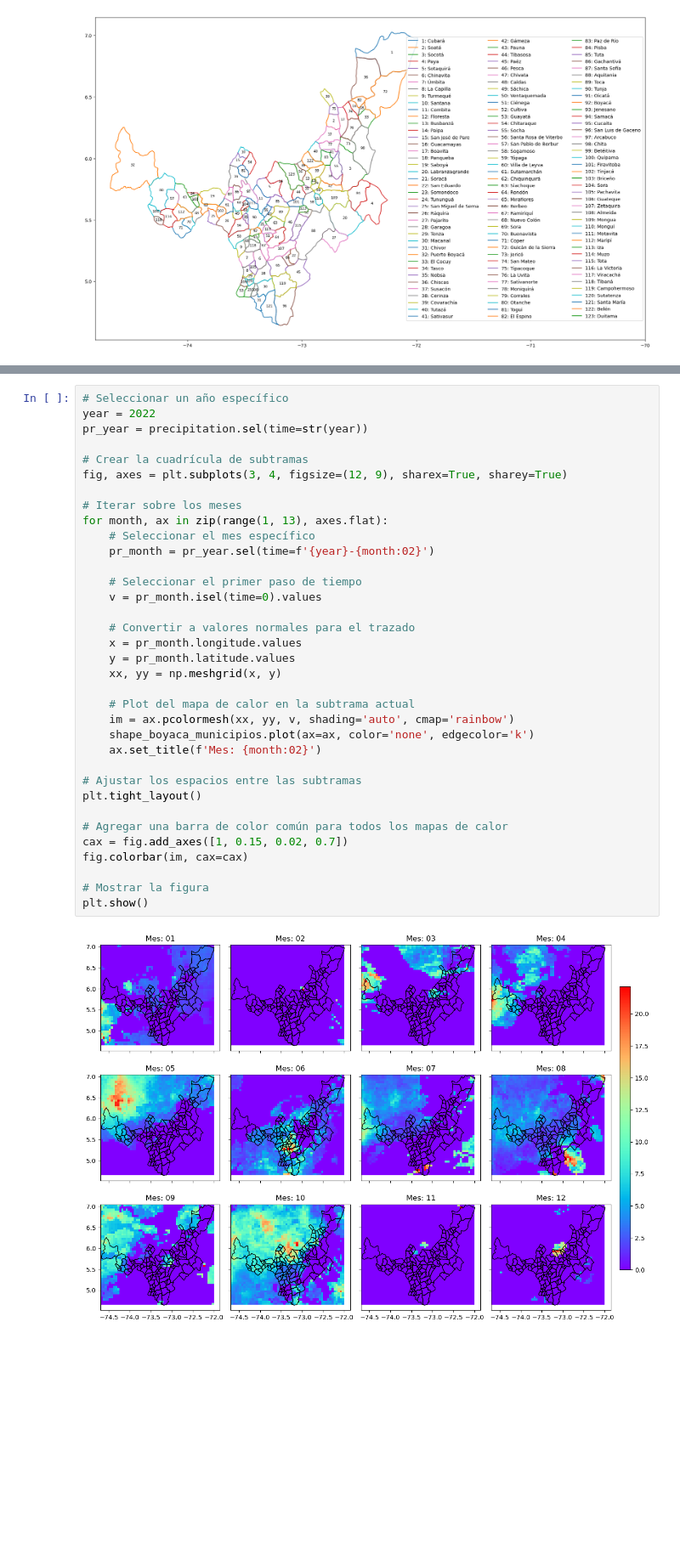
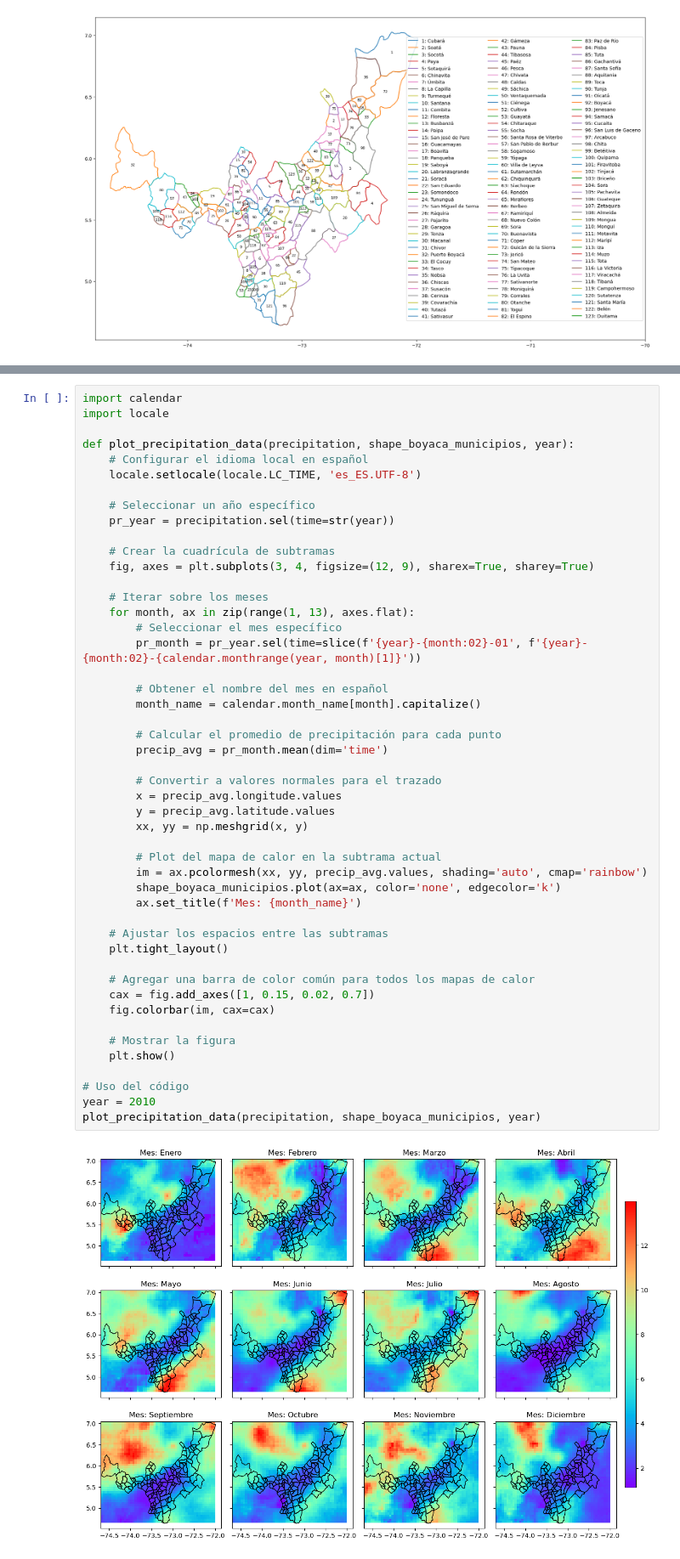
Before and after one commit to Esteban-Duarte31/Degree_Project, a Jupyter notebook: notebooks/data_processing.ipynb, the cells around one changed output, grey strips where cells are left out. Shown at 85% size. Drawn from its saved outputs; the diff is of its cells as text; blank space fills up the shorter version.

Commit message:
refactor: data procesing

```diff
--- a/notebooks/data_processing.ipynb
+++ b/notebooks/data_processing.ipynb
@@ -167,37 +159,50 @@ NameError: name 'min_latitude' is not defined
 # %%
-# Seleccionar un año específico
-year = 2022
-pr_year = precipitation.sel(time=str(year))
+import calendar
+import locale
 
-# Crear la cuadrícula de subtramas
-fig, axes = plt.subplots(3, 4, figsize=(12, 9), sharex=True, sharey=True)
+def plot_precipitation_data(precipitation, shape_boyaca_municipios, year):
+    # Configurar el idioma local en español
+    locale.setlocale(locale.LC_TIME, 'es_ES.UTF-8')
 
-# Iterar sobre los meses
-for month, ax in zip(range(1, 13), axes.flat):
-    # Seleccionar el mes específico
-    pr_month = pr_year.sel(time=f'{year}-{month:02}')
+    # Seleccionar un año específico
+    pr_year = precipitation.sel(time=str(year))
 
-    # Seleccionar el primer paso de tiempo
-    v = pr_month.isel(time=0).values
+    # Crear la cuadrícula de subtramas
+    fig, axes = plt.subplots(3, 4, figsize=(12, 9), sharex=True, sharey=True)
 
-    # Convertir a valores normales para el trazado
-    x = pr_month.longitude.values
-    y = pr_month.latitude.values
-    xx, yy = np.meshgrid(x, y)
+    # Iterar sobre los meses
+    for month, ax in zip(range(1, 13), axes.flat):
+        # Seleccionar el mes específico
+        pr_month = pr_year.sel(time=slice(f'{year}-{month:02}-01', f'{year}-{month:02}-{calendar.monthrange(year, month)[1]}'))
 
-    # Plot del mapa de calor en la subtrama actual
-    im = ax.pcolormesh(xx, yy, v, shading='auto', cmap='rainbow')
-    shape_boyaca_municipios.plot(ax=ax, color='none', edgecolor='k')
-    ax.set_title(f'Mes: {month:02}')
+        # Obtener el nombre del mes en español
+        month_name = calendar.month_name[month].capitalize()
 
-# Ajustar los espacios entre las subtramas
-plt.tight_layout()
+        # Calcular el promedio de precipitación para cada punto
+        precip_avg = pr_month.mean(dim='time')
 
-# Agregar una barra de color común para todos los mapas de calor
-cax = fig.add_axes([1, 0.15, 0.02, 0.7])
-fig.colorbar(im, cax=cax)
+        # Convertir a valores normales para el trazado
+        x = precip_avg.longitude.values
+        y = precip_avg.latitude.values
+        xx, yy = np.meshgrid(x, y)
 
-# Mostrar la figura
-plt.show()
+        # Plot del mapa de calor en la subtrama actual
+        im = ax.pcolormesh(xx, yy, precip_avg.values, shading='auto', cmap='rainbow')
+        shape_boyaca_municipios.plot(ax=ax, color='none', edgecolor='k')
+        ax.set_title(f'Mes: {month_name}')
+
+    # Ajustar los espacios entre las subtramas
+    plt.tight_layout()
+
+    # Agregar una barra de color común para todos los mapas de calor
+    cax = fig.add_axes([1, 0.15, 0.02, 0.7])
+    fig.colorbar(im, cax=cax)
+
+    # Mostrar la figura
+    plt.show()
+
+# Uso del código
+year = 2010
+plot_precipitation_data(precipitation, shape_boyaca_municipios, year)
 # %% [output]
-[figure, old version]
+[figure, new version]
```
Also changed, not shown: parts of 9 cells of this notebook.
